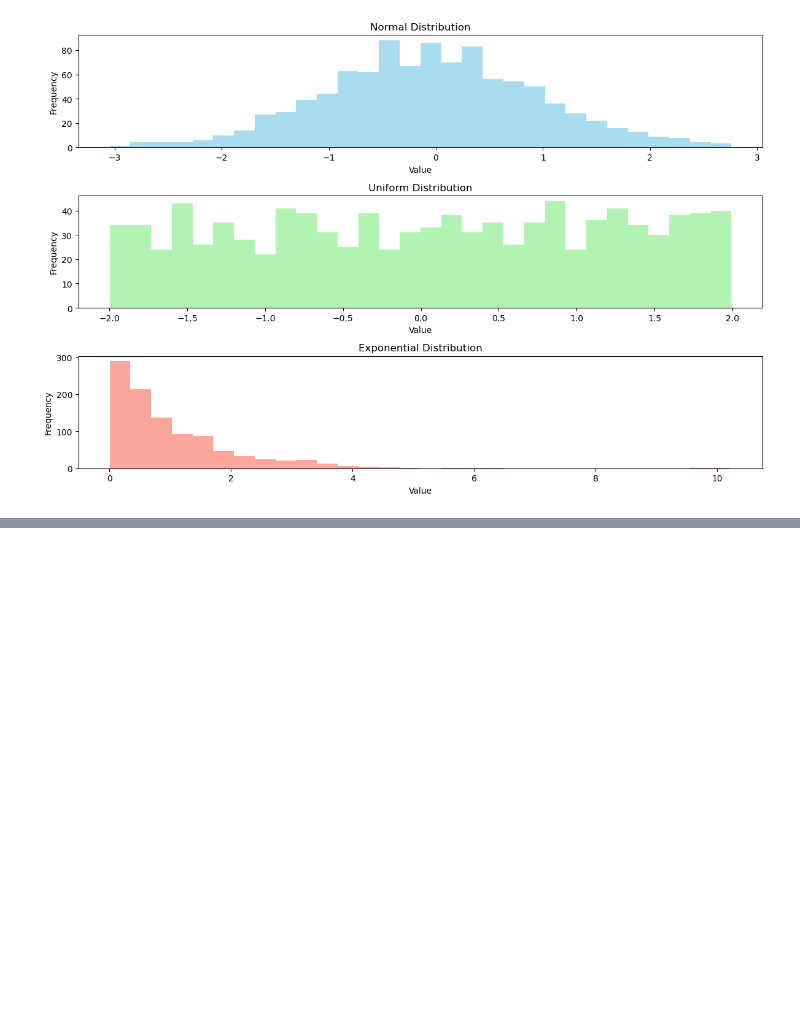
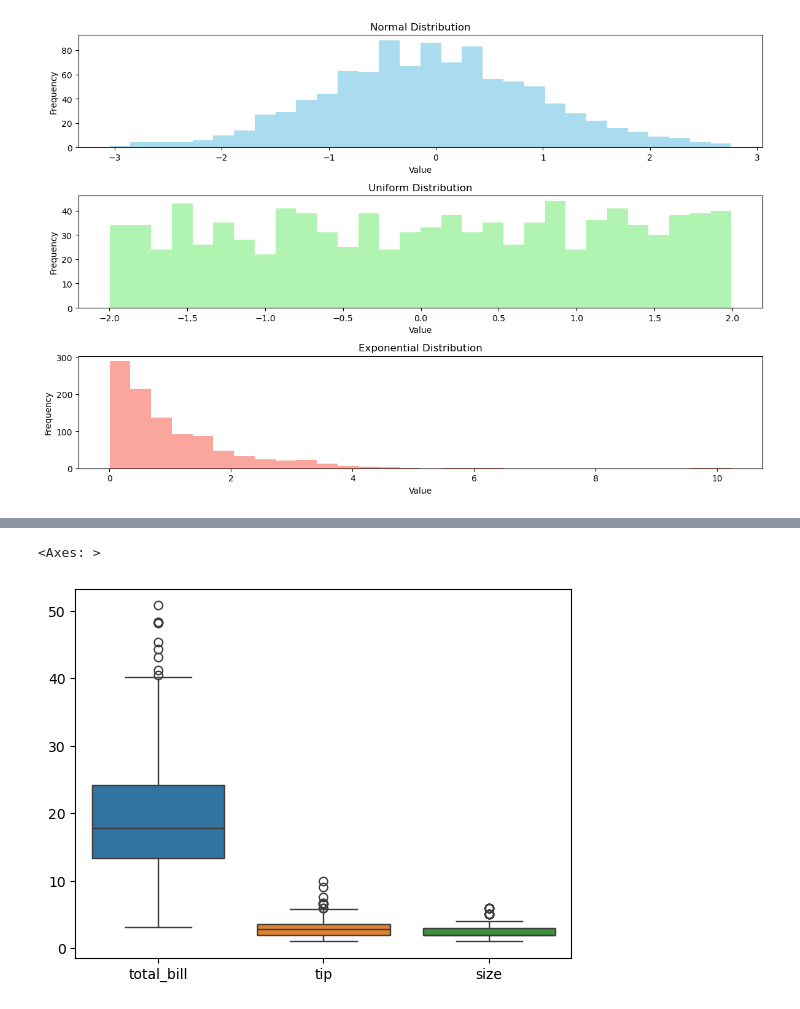
Before and after one commit to waseem-development/AI-NAVTTC, a Jupyter notebook: python/pandas/Statistics_In_Python/3_distribution.ipynb, the cells around one changed output, grey strips where cells are left out. Drawn from its saved outputs; the diff is of its cells as text; code cells hidden in the pictures; blank space fills up the shorter version.

```diff
--- a/python/pandas/Statistics_In_Python/3_distribution.ipynb
+++ b/python/pandas/Statistics_In_Python/3_distribution.ipynb
@@ -102,0 +141,5 @@ plt.show()
+# %%
+sns.boxplot(data=df)
+# %% [output]
+<Axes: >
+[figure, added]
```
Also changed, not shown: parts of 18 cells of this notebook, 5 other files.
